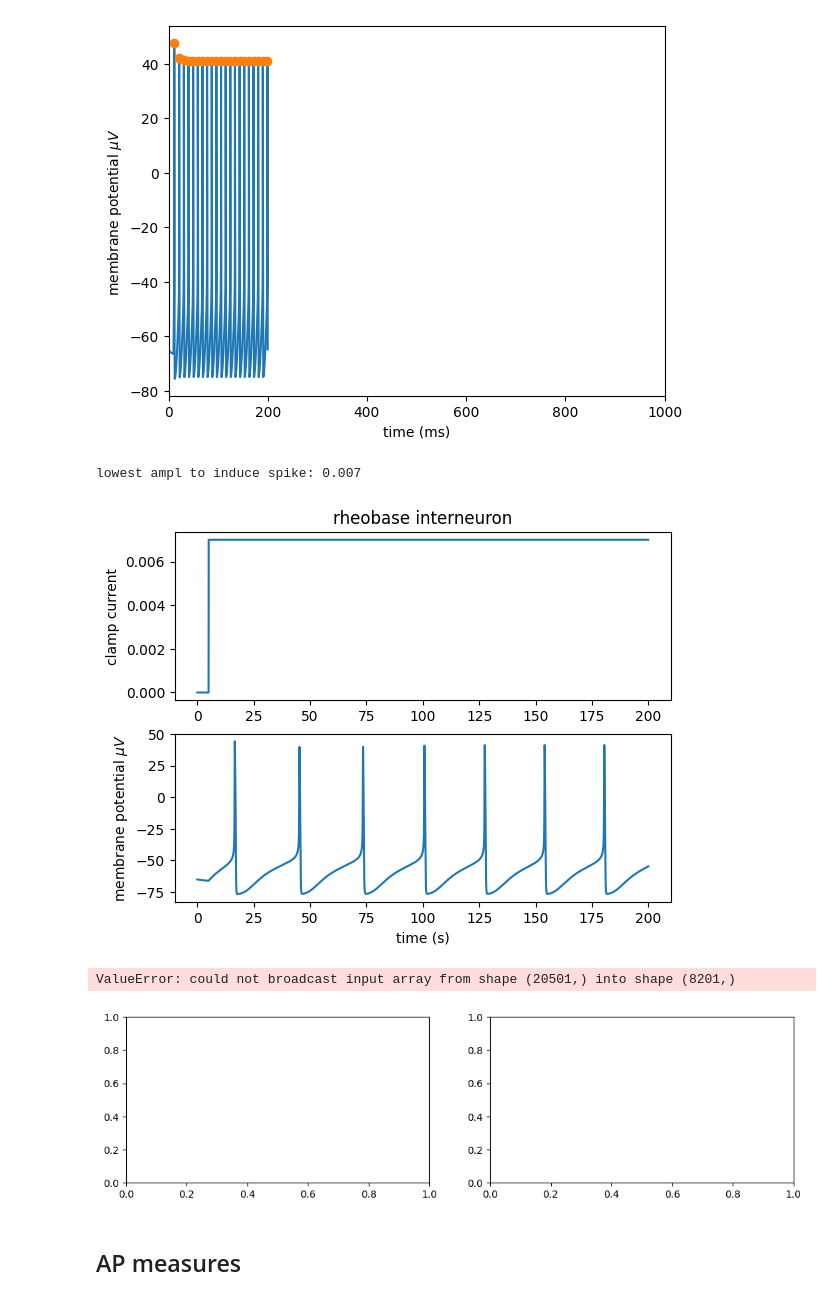
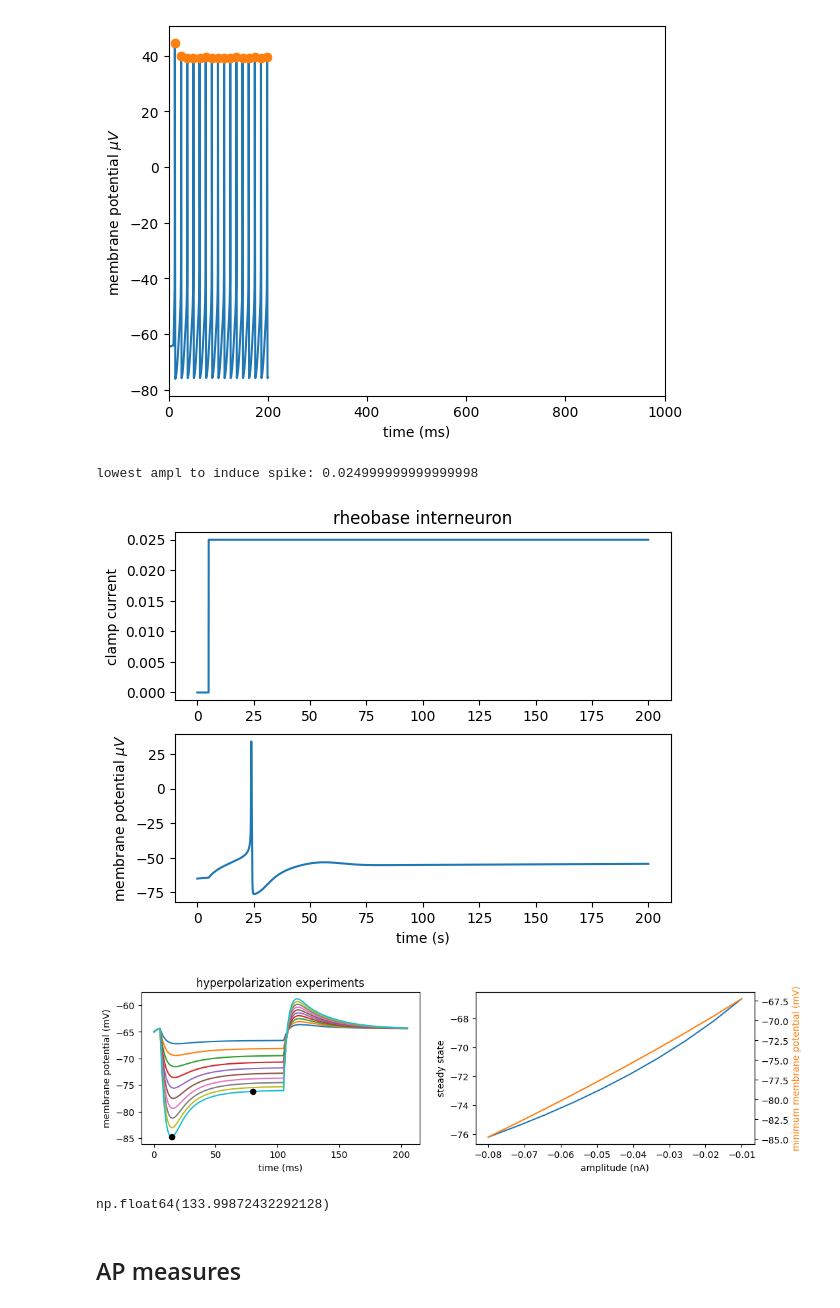
Before and after one commit to jonescompneurolab/hnn-tuning, a Jupyter notebook: new_model_dev/inhibitory_neuron_allensdk.ipynb, the cells around one changed output. Drawn from its saved outputs; the diff is of its cells as text; code cells hidden in the pictures.

```diff
--- a/new_model_dev/inhibitory_neuron_allensdk.ipynb
+++ b/new_model_dev/inhibitory_neuron_allensdk.ipynb
@@ -35,11 +35,11 @@ section['soma'] = _get_basket_soma()
 mech_class = inhmechs(pth_mod_inh)
 
 # Cumberland 2023 and Golomb 2007 parameters
-inh_params = {'soma': {'nas': 0.1125*1.2,
-                'kdr': 0.225,
-                'kd': 0.00039*10,
-                'Ih': 2e-3,
-                'pas': {'g': .0001,
+inh_params = {'soma': {'nas': 0.1125,
+                'kdr': 0.225*2,
+                'kd': 0.00039*2,
+                'Ih': 2e-3*2.5,
+                'pas': {'g': .0001*2,
                         'e': -70}}}
 # %%
 inh_allen = pd.read_csv(os.path.join(pth_data, 'ephys_inh.csv'))
@@ -102,7 +86,7 @@ inh_cell = mech_class.add_mechs(inh_cell, inh_params)
 stim = h.IClamp(inh_cell._nrn_sections['soma'](0.5))
 stim.delay = 10
 stim.dur = 1000
-stim.amp = .05
+stim.amp = .1
 clamp_current = h.Vector().record(stim._ref_i)
 
 t = h.Vector().record(h._ref_t)
@@ -146,12 +130,12 @@ ephys_measures['mean_isi'] = np.mean(np.diff(t.as_numpy()[aps]))
 
 fig.savefig(figpth+'spiking.png')
 # %% [output]
-[figure, old version]
+[figure, new version]
 # %%
 # rheobase
 from scipy.signal import find_peaks
 
-ampl = np.arange(0.007,.01,0.005)
+ampl = np.arange(0.01,.1,0.005)
 
 for a in ampl:
     inh_cell = Cell(section, cell_tree=None, cell_type='Inhibitory', gid=0)
@@ -192,17 +176,17 @@ ax[0].set_title('rheobase interneuron')
 fig.savefig(figpth+'rheobase.png')
 fig.savefig(figpth+'rheobase.svg')
 # %% [output]
-lowest ampl to induce spike: 0.007
+lowest ampl to induce spike: 0.024999999999999998
-[figure, old version]
+[figure, new version]
 # %%
 # sag_ratio
 from scipy.signal import find_peaks
 
-ampl = np.linspace(-0.001, -.01, 10)
+ampl = np.linspace(-0.01, -.08, 10)
 
 fig, ax = plt.subplots(1,2, figsize = (12, 3))
 
-soma_v = np.zeros((len(ampl),int(1/h.dt*205+1)))
+soma_v = np.zeros((len(ampl),int(1/0.01*205+1)))
 peak_heights = np.zeros_like(ampl)
 steady_state = np.zeros_like(ampl)
 min_membr_pot = np.zeros_like(ampl)
@@ -224,35 +208,38 @@ for i,amp in enumerate(ampl):
     h.celsius = 37
     h.dt = 0.01
     h.finitialize(-65 * mV)
     h.continuerun(205 * ms)
 
     steady_idx = np.argmin(np.abs(t-80))
     soma_v[i] = soma_voltg.as_numpy()
 
     min_membr_pot[i] = np.min(soma_v[i])
 
     steady_state[i] = soma_v[i][steady_idx]
 
     ax[0].plot(t, soma_voltg)
     if i == len(ampl)-1:
         ax[0].plot(t[np.argmin(soma_v[i])], min_membr_pot[i], 'o', color='k')
         ax[0].plot(t[steady_idx], steady_state[i], 'o', color='k')
 
 ax[0].set_ylabel('membrane potential (mV)')
 ax[0].set_xlabel('time (ms)')
 ax[0].set_title('hyperpolarization experiments')
 ax[1].plot(ampl, steady_state)
 ax[1].set_xlabel('amplitude (nA)')
 ax[1].set_ylabel('steady state')
 ax2 = ax[1].twinx()
 ax2.plot(ampl, min_membr_pot, color='tab:orange')
 ax2.set_ylabel('minimum membrane potential (mV)', color='tab:orange')
 
 fig.savefig(figpth+'hyperpolarization.png')
 fig.savefig(figpth+'hyperpolarization.svg')
 # %% [output]
-ValueError: could not broadcast input array from shape (20501,) into shape (8201,)
-[figure, old version]
+[figure, new version]
+# %%
+np.polyfit(ampl, steady_state,1)[0]
+# %% [output]
+np.float64(133.99872432292128)
 # %%
 # according to Allen documentation
 ephys_measures['sag'] = np.mean((min_membr_pot-steady_state)/min_membr_pot)
```
Also changed, not shown: parts of 6 cells of this notebook, 7 other files.
